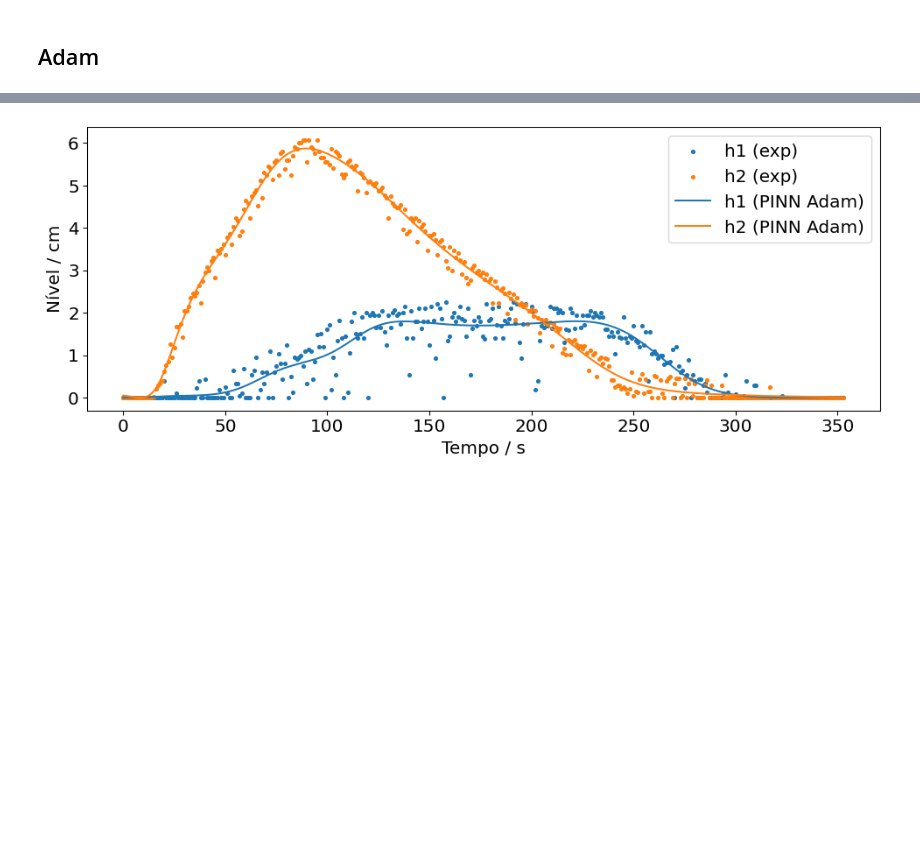
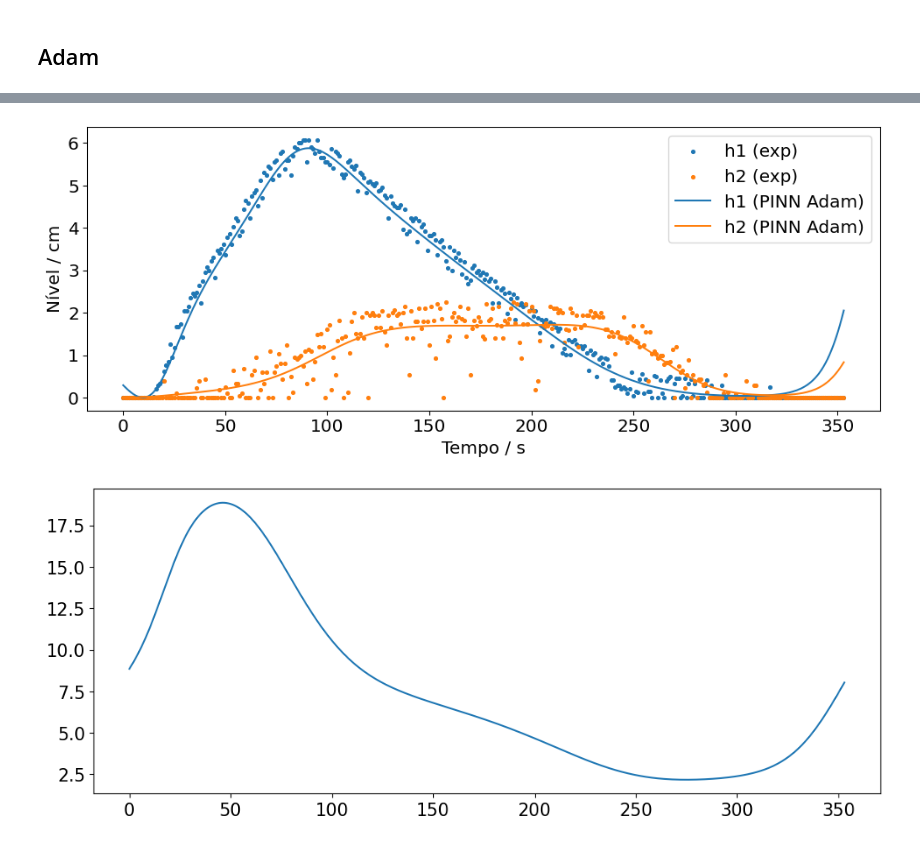
Before and after one commit to silash35/ENGG11, a Jupyter notebook: src/pinn-optimization.ipynb, the cells around one changed output, grey strips where cells are left out. Cells and saved outputs as stored; diff of their text form; code cells hidden in the pictures; blank space fills up the shorter version.

Commit message:
trying to use PINN to estimate cv2

```diff
--- a/src/pinn-optimization.ipynb
+++ b/src/pinn-optimization.ipynb
@@ -73,29 +74,29 @@ import torch
 from utils import dydx, mean_square
 
 
-def edo_tanks(t, h1, h2, cv1):
+def edo_tanks(t, h1, h2, cv2):
     # Constantes
-    a2 = 10 * 15  # cm^2
-    a1 = torch.pi * (11 / 2) ** 2  # cm^2
-    cv2 = 4.7150836
+    a1 = 10 * 15  # cm^2
+    a2 = torch.pi * (11 / 2) ** 2  # cm^2
+    cv1 = 4.7150836
 
     # Tanks limits
+    h1 = torch.where(h1 < 0.0, 0.0, h1)
     h2 = torch.where(h2 < 0.0, 0.0, h2)
-    h1 = torch.where(h1 < 0.0, 0.0, h1)
 
     # Equations
-    dh2dt = (torch.tensor(F(t.detach())) / a2) - ((cv2 * torch.sqrt(h2)) / a2)
-    dh1dt = ((cv2 * torch.sqrt(h2)) / a1) - ((cv1 * torch.sqrt(h1)) / a1)
-    return [dh2dt, dh1dt]
+    dh1dt = (torch.tensor(F(t.detach())) - cv1 * torch.sqrt(h1)) / a1
+    dh2dt = (cv1 * torch.sqrt(h1) - cv2 * torch.sqrt(h2)) / a2
+    return [dh1dt, dh2dt]
 
 
 def loss_fn(model, t):
     # Loss das EDOs
     Y_pred = model(t)
-    h1_pred, h2_pred, cv1_pred = Y_pred[:, 0], Y_pred[:, 1], Y_pred[:, 2]
+    h1_pred, h2_pred, cv2_pred = Y_pred[:, 0], Y_pred[:, 1], Y_pred[:, 2]
 
     dh1dt_pinn, dh2dt_pinn = dydx(t, h1_pred), dydx(t, h2_pred)
-    dh1dt_edo, dh2dt_edo = edo_tanks(t, h1_pred, h2_pred, cv1_pred)
+    dh1dt_edo, dh2dt_edo = edo_tanks(t, h1_pred, h2_pred, cv2_pred)
 
     loss_EDO1 = mean_square(dh1dt_pinn - dh1dt_edo)
     loss_EDO2 = mean_square(dh2dt_pinn - dh2dt_edo)
@@ -105,7 +106,7 @@ def loss_fn(model, t):
     loss_data_h2 = mean_square(h2_pred.squeeze() - h2_exp)
 
     # Loss total
-    loss_total = loss_EDO1 * 0 + loss_EDO2 * 0 + loss_data_h1 + loss_data_h2
+    loss_total = loss_EDO1 + loss_EDO2 + loss_data_h1 * 0.01 + loss_data_h2 * 0.01
 
     return loss_total
 # %% [markdown]
@@ -113,9 +114,11 @@ def loss_fn(model, t):
 # %% [markdown]
 ## Adam
 # %%
+from plots import plot_loss
+
 Adam_model = BaseModel()
 
-optimizer = torch.optim.Adam(Adam_model.parameters(), lr=0.01)
+optimizer = torch.optim.Adam(Adam_model.parameters(), lr=0.001)
 
 # Listas vazias que usaremos para montar o gráfico do loss
 loss_values = []
@@ -138,3 +141,5 @@ for epoch in range(5000):
     # Guarda os valores de loss após cada época, isso vai nos ajudar a montar gráficos depois.
     epoch_count.append(epoch)
     loss_values.append(loss.detach().numpy())
+
+plot_loss(loss_values, epoch_count)
@@ -141,18 +148,26 @@ for epoch in range(5000):
 # %%
+from matplotlib import pyplot as plt
+
+
 @torch.inference_mode()
 def test_model(model):
     y = model(t_tensor)
-    return [y[:, 0], y[:, 1]]
+    return [y[:, 0], y[:, 1], y[:, 2]]
 
 
-pinn_h1, pinn_h2 = test_model(Adam_model)
+pinn_h1, pinn_h2, pinn_cv2 = test_model(Adam_model)
 
 # Gráfico
 plot_tanks(
     t,
     (h1_exp, h2_exp, pinn_h1, pinn_h2),
     ["h1 (exp)", "h2 (exp)", "h1 (PINN Adam)", "h2 (PINN Adam)"],
     scatter=2,
 )
+
+plt.figure(figsize=(10, 4), layout="constrained")
+plt.plot(t, pinn_cv2, label="cv2 (PINN Adam)")
+plt.show()
 # %% [output]
-[figure, old version]
+[figure, new version]
+[figure, added]
```
Also changed, not shown: parts of 3 cells of this notebook, 2 other files.
